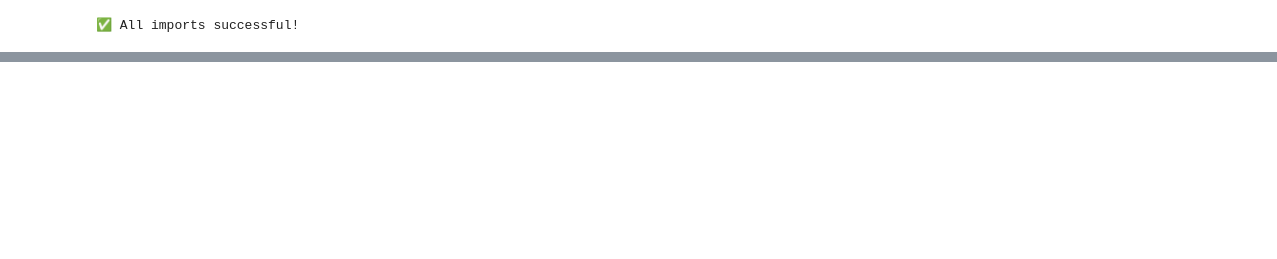
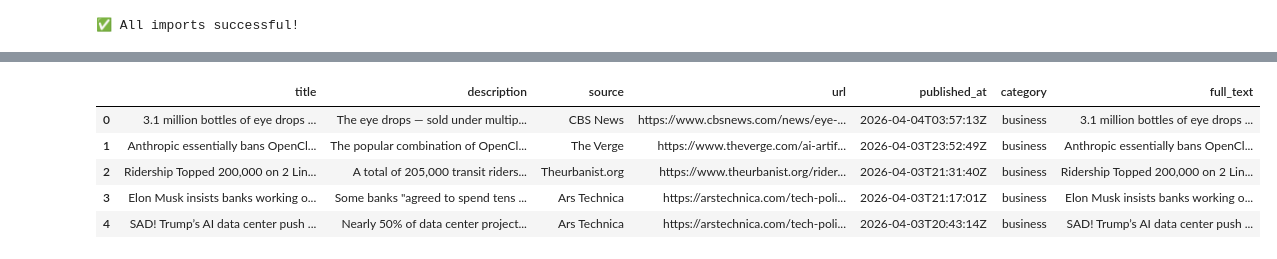
Before and after one commit to sudharssanvino/GENAI, a Jupyter notebook: module-1/customer_segmentation_data-20260403T123833Z-3-001/Vinoth_NLP.ipynb, the cells around one changed output, grey strips where cells are left out. Cells and saved outputs as stored; diff of their text form; code cells hidden in the pictures; blank space fills up the shorter version.

Commit message:
push on 05042026

```diff
--- a/module-1/customer_segmentation_data-20260403T123833Z-3-001/Vinoth_NLP.ipynb
+++ b/module-1/customer_segmentation_data-20260403T123833Z-3-001/Vinoth_NLP.ipynb
@@ -56,3 +57,12 @@ warnings.filterwarnings('ignore')
 print("✅ All imports successful!")
 # %% [output]
 ✅ All imports successful!
+# %%
+newsapikey = "53206235b0f04fe48107f78ac5bae4d5"
+categories =["business","technology"]
+searchqueries =  ["economy","Aritificial Intelligence"]
+pagesize = 2
+country = "US"
+baseurl = "https://newsapi.org/v2"
+# %%
+all_articles =[]
@@ -58,0 +141,28 @@ print("✅ All imports successful!")
+# %%
+def articles_to_dataframe(articles:list) -> pd.DataFrame:
+    rows = []
+    for art in articles:
+        rows.append({
+            "title": art.get("title") or "",
+            "description" : art.get("description") or "",
+            "source" : art.get("source", {}).get("name") or "Unknown",
+            "url": art.get("url") or "",
+            "published_at" : art.get("publishedAt") or "",
+            "category" : art.get("query_category"),
+            "full_text" : " ".join(filter(None, [
+                art.get("title") or "",
+                art.get("description") or ""
+            ]))
+        })
+    df = pd.DataFrame(rows)
+    return df
+
+df = articles_to_dataframe(all_articles)
+df.head()
+# %% [output]
+|  | title | description | source | url | published_at | category | full_text |
+| 0 | 3.1 million bottles of eye drops ... | The eye drops — sold under multip... | CBS News | https://www.cbsnews.com/news/eye-... | 2026-04-04T03:57:13Z | business | 3.1 million bottles of eye drops ... |
+| 1 | Anthropic essentially bans OpenCl... | The popular combination of OpenCl... | The Verge | https://www.theverge.com/ai-artif... | 2026-04-03T23:52:49Z | business | Anthropic essentially bans OpenCl... |
+| 2 | Ridership Topped 200,000 on 2 Lin... | A total of 205,000 transit riders... | Theurbanist.org | https://www.theurbanist.org/rider... | 2026-04-03T21:31:40Z | business | Ridership Topped 200,000 on 2 Lin... |
+| 3 | Elon Musk insists banks working o... | Some banks "agreed to spend tens ... | Ars Technica | https://arstechnica.com/tech-poli... | 2026-04-03T21:17:01Z | business | Elon Musk insists banks working o... |
+| 4 | SAD! Trump’s AI data center push ... | Nearly 50% of data center project... | Ars Technica | https://arstechnica.com/tech-poli... | 2026-04-03T20:43:14Z | business | SAD! Trump’s AI data center push ... |
```
Also changed, not shown: parts of 4 cells of this notebook, 1 other file.
